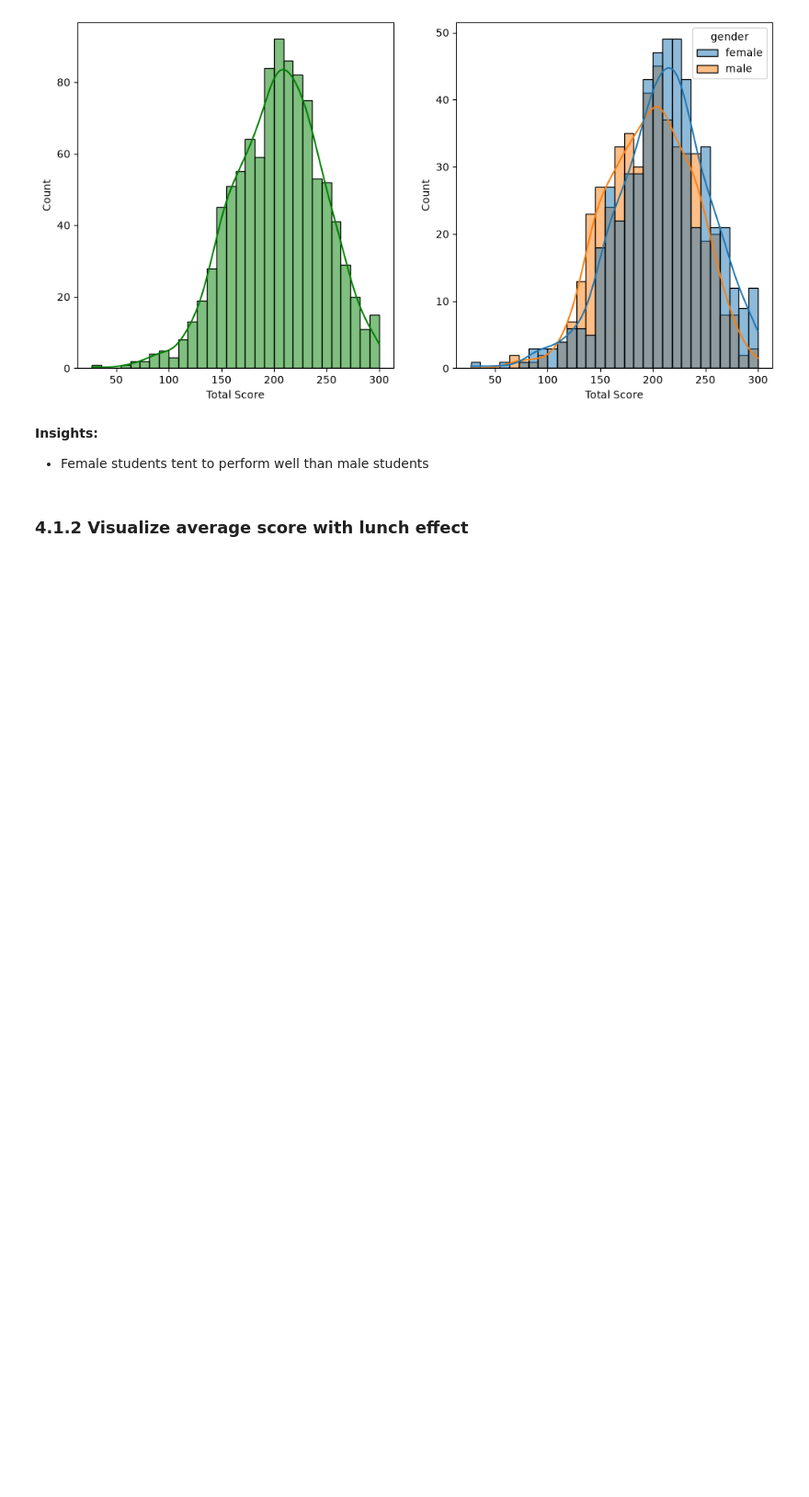
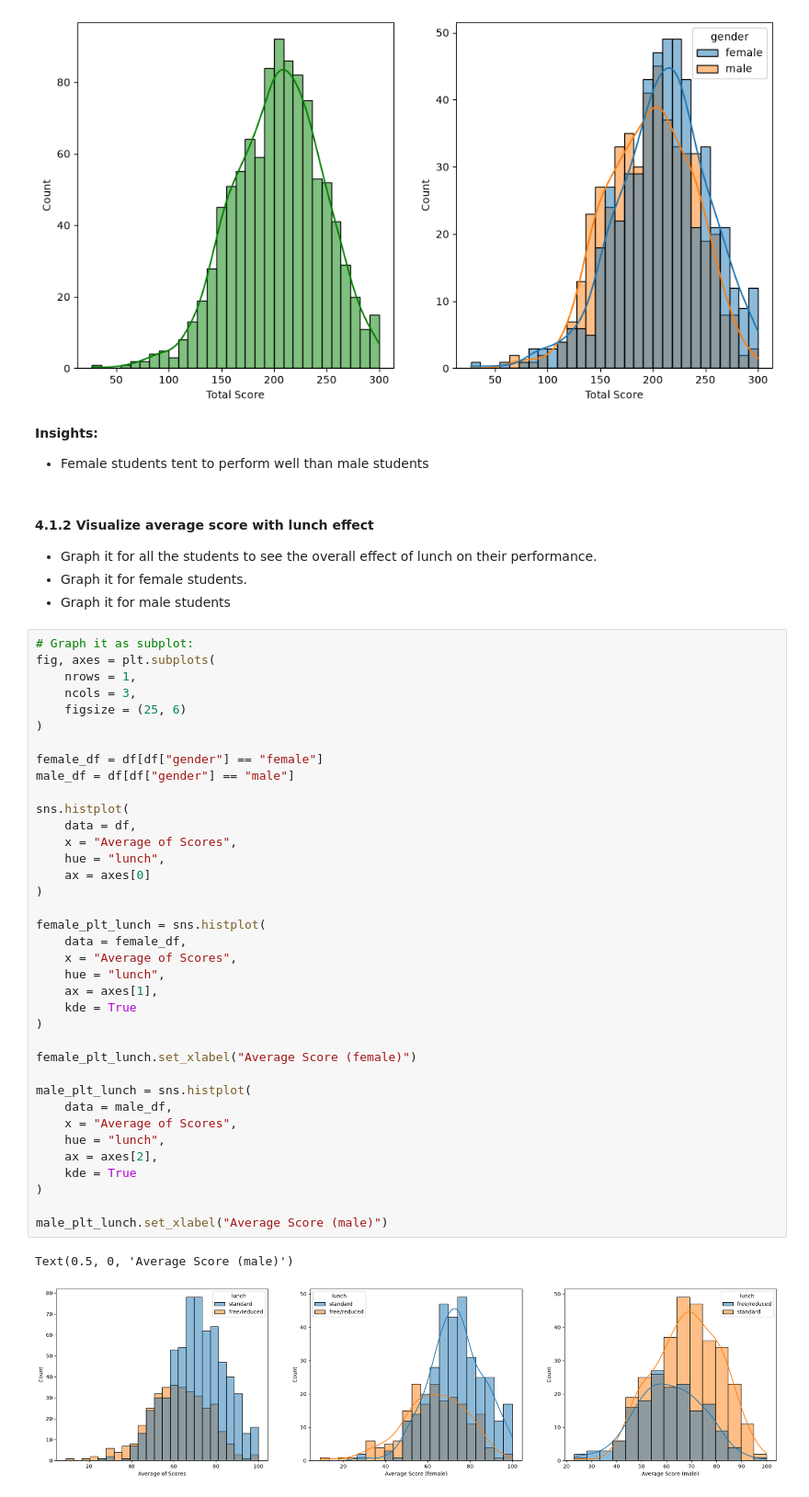
Before and after one commit to Adrinaesf/Generic-ML-Project, a Jupyter notebook: notebooks/1. EDA STUDENT PERFORMANCE.ipynb, the cells around one changed output. Shown at 92% size. Cells and saved outputs as stored; diff of their text form; blank space fills up the shorter version.

```diff
--- a/notebooks/1. EDA STUDENT PERFORMANCE.ipynb
+++ b/notebooks/1. EDA STUDENT PERFORMANCE.ipynb
@@ -325,4 +325,47 @@ sns.histplot(
 
 * Female students tent to perform well than male students
 # %% [markdown]
-### 4.1.2 Visualize average score with lunch effect
+#### 4.1.2 Visualize average score with lunch effect
+* Graph it for all the students to see the overall effect of lunch on their performance.
+* Graph it for female students.
+* Graph it for male students
+# %%
+# Graph it as subplot:
+fig, axes = plt.subplots(
+    nrows = 1,
+    ncols = 3,
+    figsize = (25, 6)
+)
+
+female_df = df[df["gender"] == "female"]
+male_df = df[df["gender"] == "male"]
+
+sns.histplot(
+    data = df,
+    x = "Average of Scores",
+    hue = "lunch",
+    ax = axes[0]
+)
+
+female_plt_lunch = sns.histplot(
+    data = female_df,
+    x = "Average of Scores",
+    hue = "lunch",
+    ax = axes[1],
+    kde = True
+)
+
+female_plt_lunch.set_xlabel("Average Score (female)")
+
+male_plt_lunch = sns.histplot(
+    data = male_df,
+    x = "Average of Scores",
+    hue = "lunch",
+    ax = axes[2],
+    kde = True
+)
+
+male_plt_lunch.set_xlabel("Average Score (male)")
+# %% [output]
+Text(0.5, 0, 'Average Score (male)')
+[figure, added]
```
Also changed, not shown: parts of 10 cells of this notebook.
